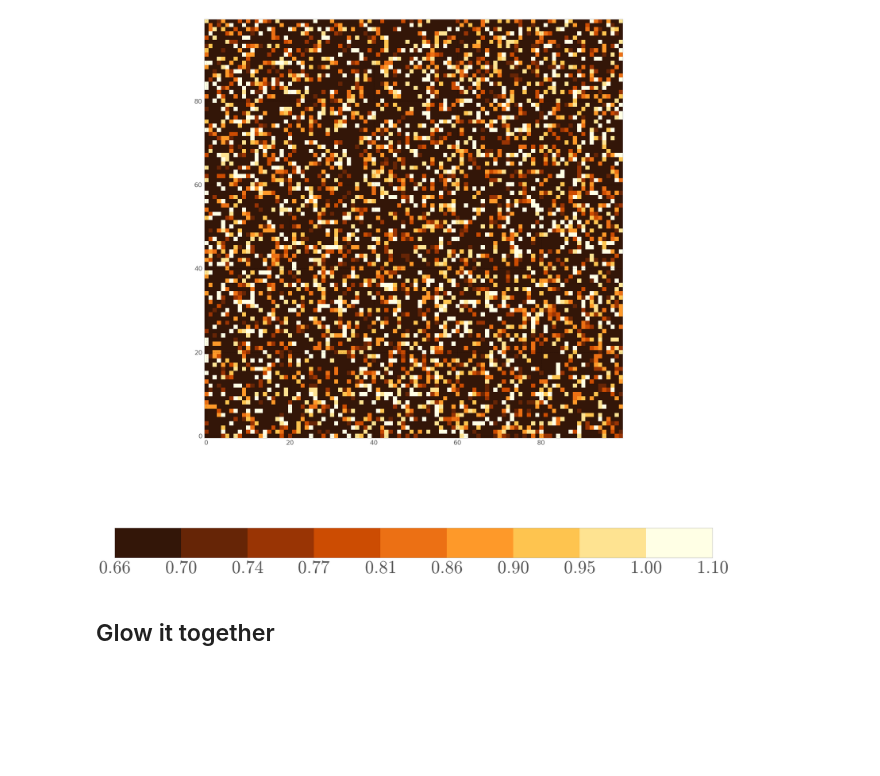
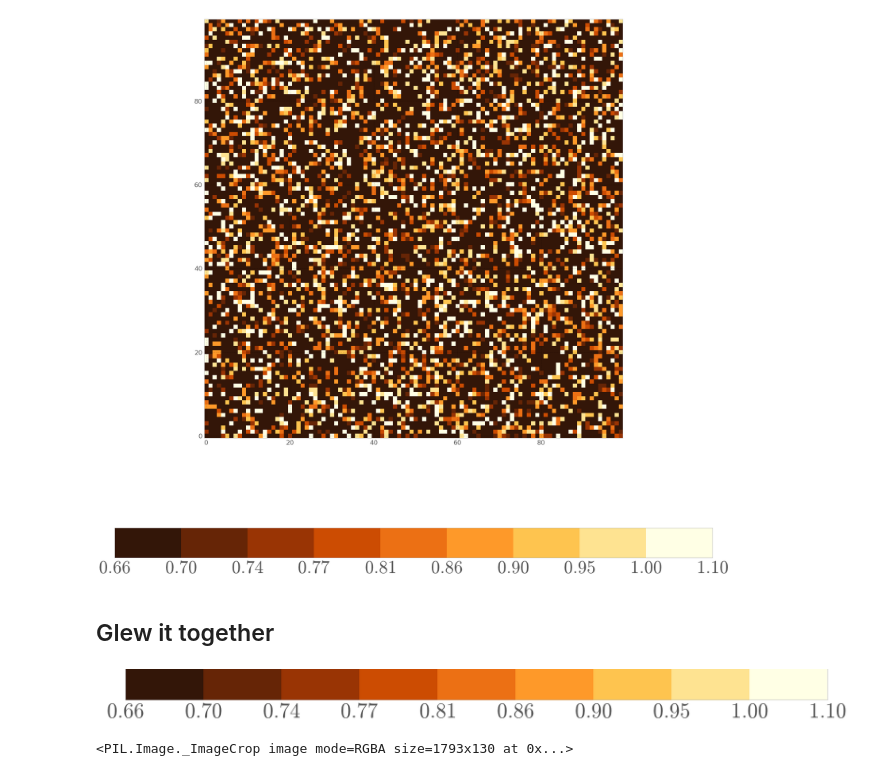
Before and after one commit to yoavram/ruggedsim, a Jupyter notebook: manuscript/figures.ipynb, the cells around one changed output. Cells and saved outputs as stored; diff of their text form; code cells hidden in the pictures; blank space fills up the shorter version.

```diff
--- a/manuscript/figures.ipynb
+++ b/manuscript/figures.ipynb
@@ -431,7 +431,7 @@ for t in cb.ax.get_xticklabels():
 fig.savefig("fitness_landscape_colorbar.png")
 #! fitness_landscape_colorbar.png
 # %% [markdown]
-## Glow it together
+## Glew it together
 # %%
 from PIL import Image
 from PIL import ImageDraw
@@ -457,7 +458,11 @@ colorbar = Image.open('fitness_landscape_colorbar.png')
 # %%
 #Returns a rectangular region from the current image. The box is a 4-tuple defining the left, upper, right, and lower pixel coordinate.
 w,h = colorbar.size
-colorbar = colorbar.crop((0,1650,w,1850))
+colorbar = colorbar.crop((200,1650,12*w/13,1780))
+colorbar
+# %% [output]
+[figure, added]
+<PIL.Image._ImageCrop image mode=RGBA size=1793x130 at 0x...>
 # %%
 w = max(colorbar.size[0],analytic.size[0]) + stochastic.size[0]
 h = max(analytic.size[1] + colorbar.size[1], stochastic.size[1])
```
Also changed, not shown: parts of 6 cells of this notebook.
